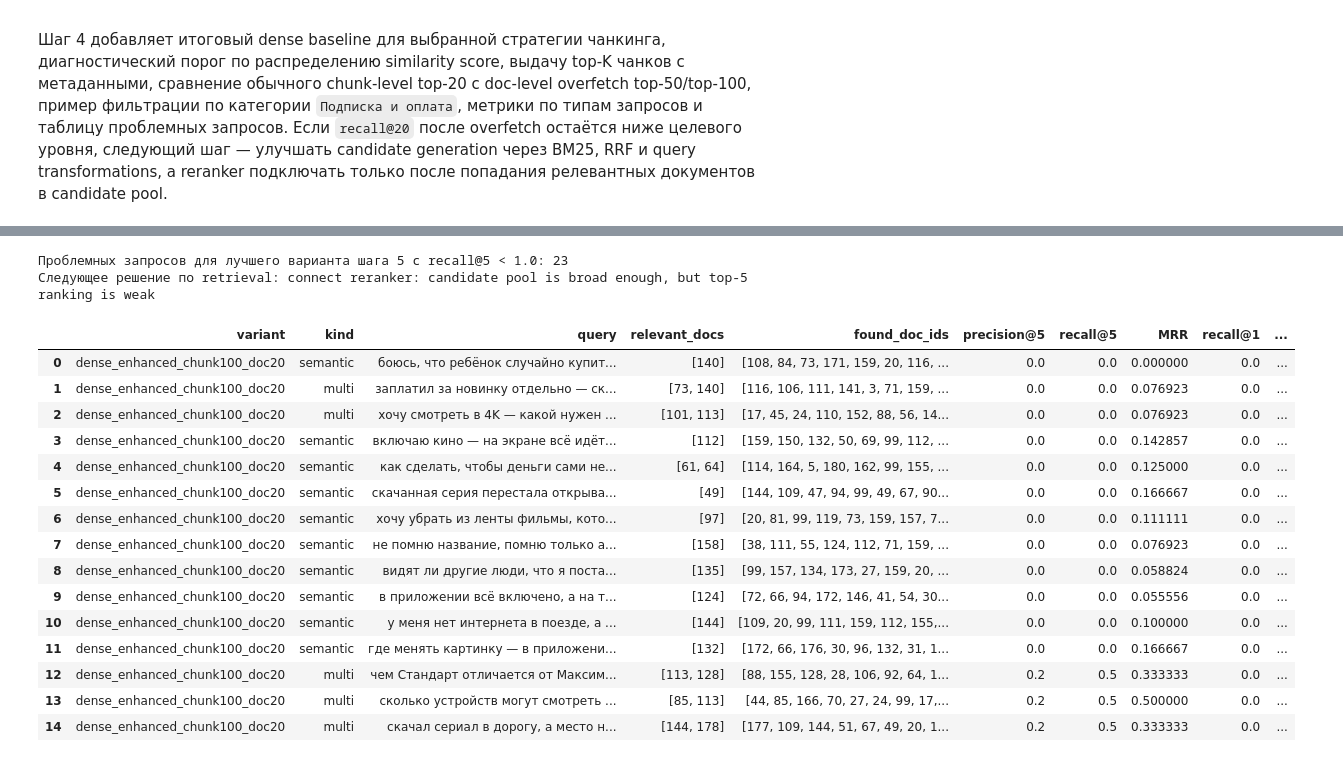
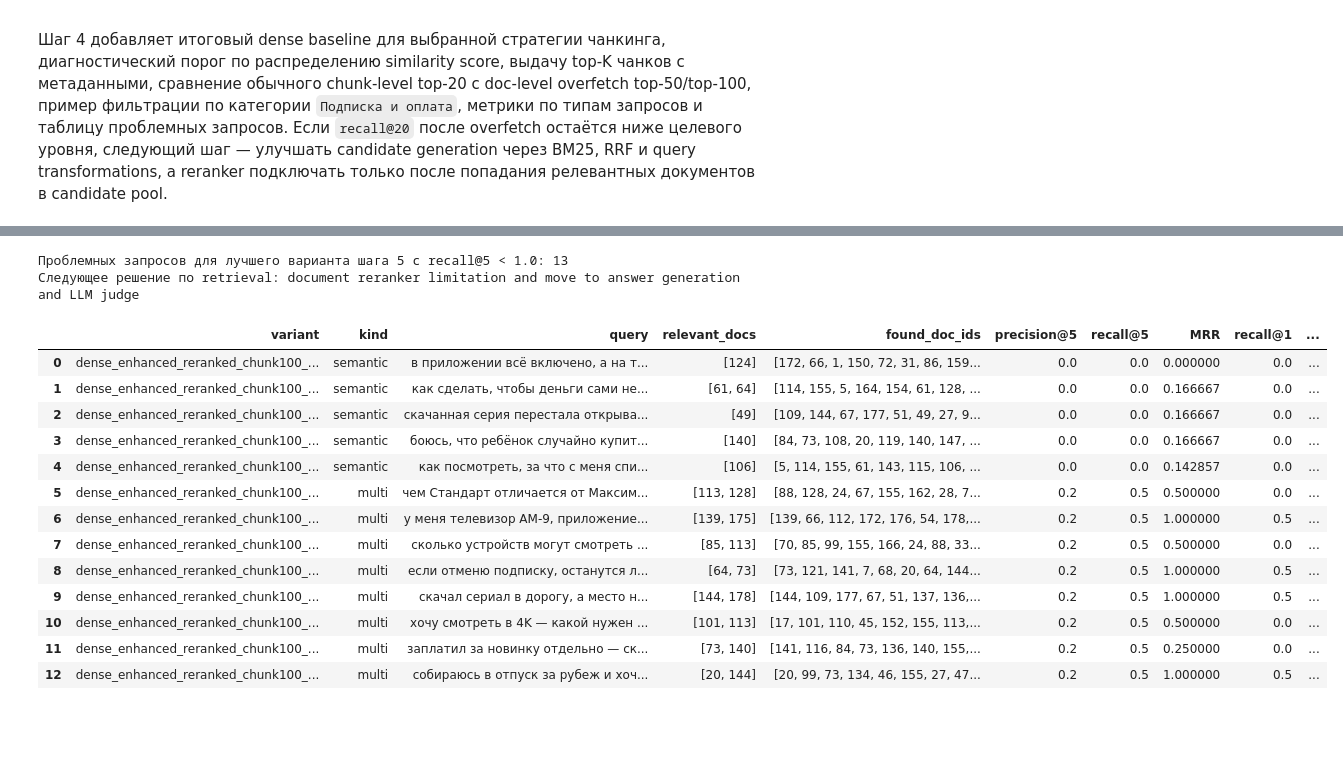
Before and after one commit to IlyaEmelin/ai-agent.rag-system2, a Jupyter notebook: filmoskop_rag.ipynb, the cells around one changed output, grey strips where cells are left out. Saved outputs shown, nothing was run; the diff lists cells and outputs as text; code cells hidden in the pictures; blank space fills up the shorter version.

```diff
--- a/filmoskop_rag.ipynb
+++ b/filmoskop_rag.ipynb
@@ -1025,7 +1349,7 @@ def decompose_query_rule_based(query_text: str):
         Returns:
             Список с исходным запросом и подзапросами, полученными по правилам.
     """
-    split_pattern = "\\s+(?:\u0438\u043b\u0438|\u0430\\s+\u0442\u0430\u043a\u0436\u0435|\u043f\u043b\u044e\u0441|\u0438)\\s+|[,;]"
+    split_pattern = r"\s+(?:или|а\s+также|плюс|и)\s+|[,;]"
     parts = [p.strip(" ,.;:!?()") for p in re.split(split_pattern, query_text, flags=re.IGNORECASE)]
     parts = [p for p in parts if len(p) >= 8]
     queries_out = [query_text]
@@ -1204,37 +1623,38 @@ comparison_before_after
 # %%
 best_step5_rows = step5_diagnostics[step5_diagnostics["variant"] == best_step5_variant].copy()
 remaining_problem_queries = best_step5_rows[best_step5_rows["recall@5"] < 1.0].sort_values([
     "recall@5", "recall@20", "kind"
 ]).reset_index(drop=True)
 
 best_recall5 = float(best_step5_metrics.iloc[0]["recall@5"])
 best_recall20 = float(best_step5_metrics.iloc[0]["recall@20"])
-if best_recall20 >= 0.90 and best_recall5 < 0.85:
+reranker_was_evaluated = "dense_enhanced_reranked_chunk100_doc20" in set(step5_diagnostics["variant"])
+if best_recall5 >= 0.85:
+    next_retrieval_step = "move to answer generation and LLM judge"
+elif reranker_was_evaluated:
+    next_retrieval_step = "document reranker limitation and move to answer generation and LLM judge"
+elif best_recall20 >= 0.90:
     next_retrieval_step = "connect reranker: candidate pool is broad enough, but top-5 ranking is weak"
-elif best_recall20 < 0.90:
+else:
     next_retrieval_step = "continue candidate generation: recall@20 is still below 0.90"
-else:
-    next_retrieval_step = "move to answer generation and LLM judge"
 
 print("Проблемных запросов для лучшего варианта шага 5 с recall@5 < 1.0:", len(remaining_problem_queries))
 print("Следующее решение по retrieval:", next_retrieval_step)
 remaining_problem_queries.head(15)
 # %% [output]
-Проблемных запросов для лучшего варианта шага 5 с recall@5 < 1.0: 23
-Следующее решение по retrieval: connect reranker: candidate pool is broad enough, but top-5 ranking is weak
+Проблемных запросов для лучшего варианта шага 5 с recall@5 < 1.0: 13
+Следующее решение по retrieval: document reranker limitation and move to answer generation and LLM judge
 |  | variant | kind | query | relevant_docs | found_doc_ids | precision@5 | recall@5 | MRR | recall@1 | ... |
-| 0 | dense_enhanced_chunk100_doc20 | semantic | боюсь, что ребёнок случайно купит... | [140] | [108, 84, 73, 171, 159, 20, 116, ... | 0.0 | 0.0 | 0.000000 | 0.0 | ... |
-| 1 | dense_enhanced_chunk100_doc20 | multi | заплатил за новинку отдельно — ск... | [73, 140] | [116, 106, 111, 141, 3, 71, 159, ... | 0.0 | 0.0 | 0.076923 | 0.0 | ... |
-| 2 | dense_enhanced_chunk100_doc20 | multi | хочу смотреть в 4K — какой нужен ... | [101, 113] | [17, 45, 24, 110, 152, 88, 56, 14... | 0.0 | 0.0 | 0.076923 | 0.0 | ... |
-| 3 | dense_enhanced_chunk100_doc20 | semantic | включаю кино — на экране всё идёт... | [112] | [159, 150, 132, 50, 69, 99, 112, ... | 0.0 | 0.0 | 0.142857 | 0.0 | ... |
-| 4 | dense_enhanced_chunk100_doc20 | semantic | как сделать, чтобы деньги сами не... | [61, 64] | [114, 164, 5, 180, 162, 99, 155, ... | 0.0 | 0.0 | 0.125000 | 0.0 | ... |
-| 5 | dense_enhanced_chunk100_doc20 | semantic | скачанная серия перестала открыва... | [49] | [144, 109, 47, 94, 99, 49, 67, 90... | 0.0 | 0.0 | 0.166667 | 0.0 | ... |
-| 6 | dense_enhanced_chunk100_doc20 | semantic | хочу убрать из ленты фильмы, кото... | [97] | [20, 81, 99, 119, 73, 159, 157, 7... | 0.0 | 0.0 | 0.111111 | 0.0 | ... |
-| 7 | dense_enhanced_chunk100_doc20 | semantic | не помню название, помню только а... | [158] | [38, 111, 55, 124, 112, 71, 159, ... | 0.0 | 0.0 | 0.076923 | 0.0 | ... |
-| 8 | dense_enhanced_chunk100_doc20 | semantic | видят ли другие люди, что я поста... | [135] | [99, 157, 134, 173, 27, 159, 20, ... | 0.0 | 0.0 | 0.058824 | 0.0 | ... |
-| 9 | dense_enhanced_chunk100_doc20 | semantic | в приложении всё включено, а на т... | [124] | [72, 66, 94, 172, 146, 41, 54, 30... | 0.0 | 0.0 | 0.055556 | 0.0 | ... |
-| 10 | dense_enhanced_chunk100_doc20 | semantic | у меня нет интернета в поезде, а ... | [144] | [109, 20, 99, 111, 159, 112, 155,... | 0.0 | 0.0 | 0.100000 | 0.0 | ... |
-| 11 | dense_enhanced_chunk100_doc20 | semantic | где менять картинку — в приложени... | [132] | [172, 66, 176, 30, 96, 132, 31, 1... | 0.0 | 0.0 | 0.166667 | 0.0 | ... |
-| 12 | dense_enhanced_chunk100_doc20 | multi | чем Стандарт отличается от Максим... | [113, 128] | [88, 155, 128, 28, 106, 92, 64, 1... | 0.2 | 0.5 | 0.333333 | 0.0 | ... |
-| 13 | dense_enhanced_chunk100_doc20 | multi | сколько устройств могут смотреть ... | [85, 113] | [44, 85, 166, 70, 27, 24, 99, 17,... | 0.2 | 0.5 | 0.500000 | 0.0 | ... |
-| 14 | dense_enhanced_chunk100_doc20 | multi | скачал сериал в дорогу, а место н... | [144, 178] | [177, 109, 144, 51, 67, 49, 20, 1... | 0.2 | 0.5 | 0.333333 | 0.0 | ... |
+| 0 | dense_enhanced_reranked_chunk100_... | semantic | в приложении всё включено, а на т... | [124] | [172, 66, 1, 150, 72, 31, 86, 159... | 0.0 | 0.0 | 0.000000 | 0.0 | ... |
+| 1 | dense_enhanced_reranked_chunk100_... | semantic | как сделать, чтобы деньги сами не... | [61, 64] | [114, 155, 5, 164, 154, 61, 128, ... | 0.0 | 0.0 | 0.166667 | 0.0 | ... |
+| 2 | dense_enhanced_reranked_chunk100_... | semantic | скачанная серия перестала открыва... | [49] | [109, 144, 67, 177, 51, 49, 27, 9... | 0.0 | 0.0 | 0.166667 | 0.0 | ... |
+| 3 | dense_enhanced_reranked_chunk100_... | semantic | боюсь, что ребёнок случайно купит... | [140] | [84, 73, 108, 20, 119, 140, 147, ... | 0.0 | 0.0 | 0.166667 | 0.0 | ... |
+| 4 | dense_enhanced_reranked_chunk100_... | semantic | как посмотреть, за что с меня спи... | [106] | [5, 114, 155, 61, 143, 115, 106, ... | 0.0 | 0.0 | 0.142857 | 0.0 | ... |
+| 5 | dense_enhanced_reranked_chunk100_... | multi | чем Стандарт отличается от Максим... | [113, 128] | [88, 128, 24, 67, 155, 162, 28, 7... | 0.2 | 0.5 | 0.500000 | 0.0 | ... |
+| 6 | dense_enhanced_reranked_chunk100_... | multi | у меня телевизор AM-9, приложение... | [139, 175] | [139, 66, 112, 172, 176, 54, 178,... | 0.2 | 0.5 | 1.000000 | 0.5 | ... |
+| 7 | dense_enhanced_reranked_chunk100_... | multi | сколько устройств могут смотреть ... | [85, 113] | [70, 85, 99, 155, 166, 24, 88, 33... | 0.2 | 0.5 | 0.500000 | 0.0 | ... |
+| 8 | dense_enhanced_reranked_chunk100_... | multi | если отменю подписку, останутся л... | [64, 73] | [73, 121, 141, 7, 68, 20, 64, 144... | 0.2 | 0.5 | 1.000000 | 0.5 | ... |
+| 9 | dense_enhanced_reranked_chunk100_... | multi | скачал сериал в дорогу, а место н... | [144, 178] | [144, 109, 177, 67, 51, 137, 136,... | 0.2 | 0.5 | 1.000000 | 0.5 | ... |
+| 10 | dense_enhanced_reranked_chunk100_... | multi | хочу смотреть в 4K — какой нужен ... | [101, 113] | [17, 101, 110, 45, 152, 155, 113,... | 0.2 | 0.5 | 0.500000 | 0.0 | ... |
+| 11 | dense_enhanced_reranked_chunk100_... | multi | заплатил за новинку отдельно — ск... | [73, 140] | [141, 116, 84, 73, 136, 140, 155,... | 0.2 | 0.5 | 0.250000 | 0.0 | ... |
+| 12 | dense_enhanced_reranked_chunk100_... | multi | собираюсь в отпуск за рубеж и хоч... | [20, 144] | [20, 99, 73, 134, 46, 155, 27, 47... | 0.2 | 0.5 | 1.000000 | 0.5 | ... |
```
Also changed, not shown: parts of 28 cells of this notebook, 1 other file.
